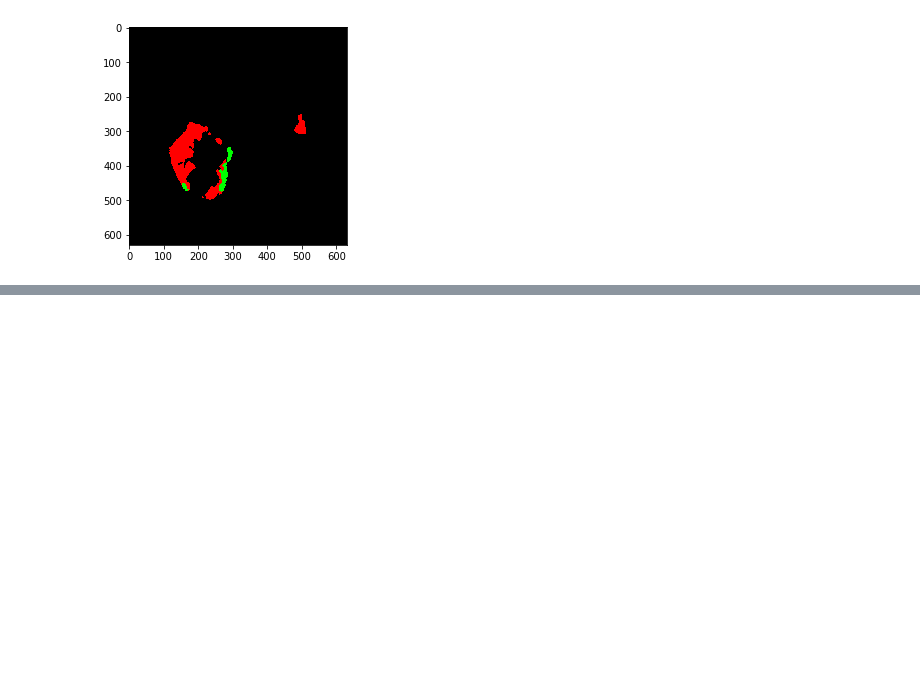
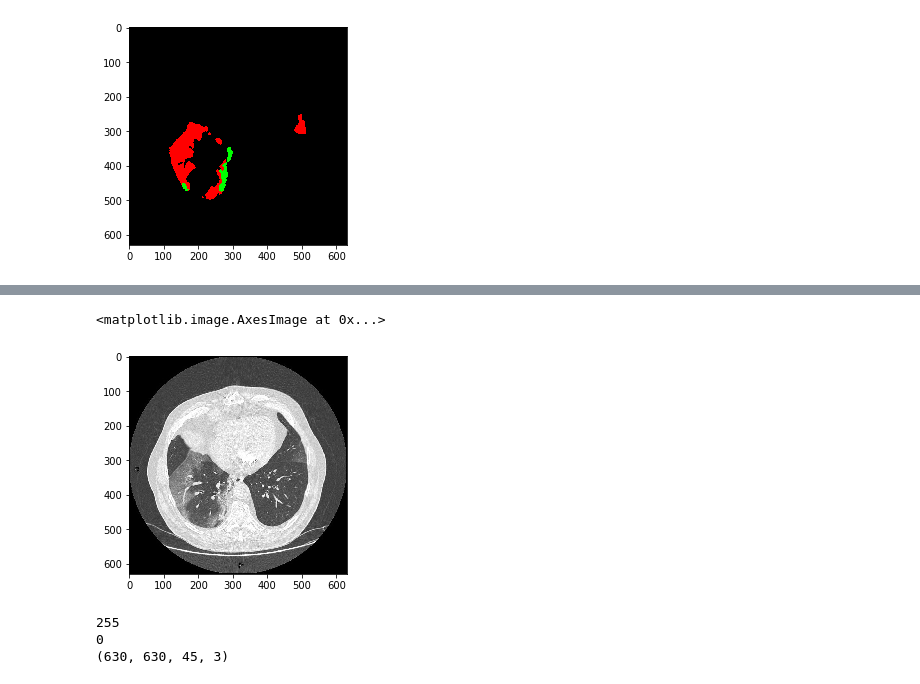
Before and after one commit to MoTo-LaBo/Python-data-science, a Jupyter notebook: CT visualization/ct_devlopment.ipynb, the cells around one changed output, grey strips where cells are left out. Cells and saved outputs as stored; diff of their text form; code cells hidden in the pictures; blank space fills up the shorter version.

```diff
--- a/CT visualization/ct_devlopment.ipynb
+++ b/CT visualization/ct_devlopment.ipynb
@@ -524,0 +707,20 @@ Clipping input data to the valid range for imshow with RGB data ([0..1] for floa
+# %%
+df = ctvis.get_df_all('../public-covid-data')
+index = 0
+volume = ctvis.load_nifti(df.iloc[index]['FilePathImage'])
+mask = ctvis.load_nifti(df.iloc[index]['FilePathMask'])
+mask_color = ctvis.label_color(mask)
+# %%
+volume_gray = ctvis.hu_to_gray(volume)
+plt.imshow(volume_gray[:, :, 30])
+# %% [output]
+<matplotlib.image.AxesImage at 0x...>
+[figure, added]
+# %%
+print(volume_gray.max())
+print(volume_gray.min())
+print(volume_gray.shape)
+# %% [output]
+255
+0
+(630, 630, 45, 3)
```
Also changed, not shown: parts of 22 cells of this notebook, 3 other files.
